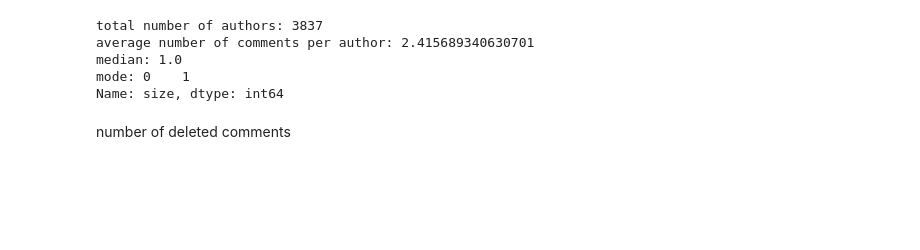
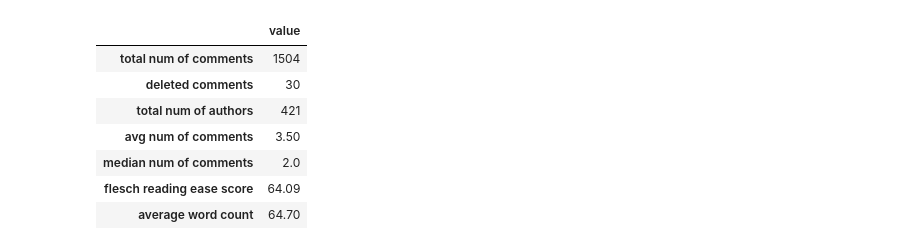
Before and after one commit to irenestrauss/nlp_on_conspiracy_theories, a Jupyter notebook: code/statistics.ipynb, the cells around one changed output. Cells and saved outputs as stored; diff of their text form; code cells hidden in the pictures; blank space fills up the shorter version.

Commit message:
add plots for word count etc.

```diff
--- a/code/statistics.ipynb
+++ b/code/statistics.ipynb
@@ -34,15 +12,27 @@ authors.head
 # %%
+dataframe = pd.read_csv(filename, compression='gzip')
+authors = dataframe.groupby('author', as_index=False).size()
 authors_without_bot = authors.drop(authors.index[(authors['author'] == '[deleted]')], axis=0, inplace=False)
 authors_without_bot = authors_without_bot.drop(authors_without_bot.index[(authors_without_bot['author'] == 'AutoModerator')], axis=0, inplace=False)
-print(f"total number of authors: {len(authors_without_bot)}")
-print(f"average number of comments per author: {authors_without_bot['size'].mean()}")
-print(f"median: {authors_without_bot['size'].median()}")
-#print(f"mode: {authors_without_bot['size'].mode()}")
-# %% [output]
-total number of authors: 3837
-average number of comments per author: 2.415689340630701
-median: 1.0
-mode: 0    1
-Name: size, dtype: int64
-# %% [markdown]
-number of deleted comments
+# %%
+metadata = pd.DataFrame(columns=['value'])
+metadata.loc['total num of comments'] = pd.Series({'value':len(dataframe)})
+metadata.loc['deleted comments'] = pd.Series({'value':authors.loc[authors['author'] == '[deleted]', 'size'].iloc[0]})
+metadata.loc['total num of authors'] = pd.Series({'value':len(authors_without_bot)})
+metadata.loc['avg num of comments'] = pd.Series({'value':"{:.2f}".format(authors_without_bot['size'].mean())})
+metadata.loc['median num of comments'] = pd.Series({'value':authors_without_bot['size'].median()})
+
+metadata.loc['flesch reading ease score'] = pd.Series({'value':
+        "{:.2f}".format(sum(textstat.flesch_reading_ease(str(comment)) for comment in dataframe['body']) / len(dataframe))})
+metadata.loc['average word count'] = pd.Series({'value':
+        "{:.2f}".format(sum(textstat.lexicon_count(str(comment)) for comment in dataframe['body']) / len(dataframe))})
+metadata
+# %% [output]
+|  | value |
+| total num of comments | 1504 |
+| deleted comments | 30 |
+| total num of authors | 421 |
+| avg num of comments | 3.50 |
+| median num of comments | 2.0 |
+| flesch reading ease score | 64.09 |
+| average word count | 64.70 |
```
Also changed, not shown: parts of 6 cells of this notebook.
